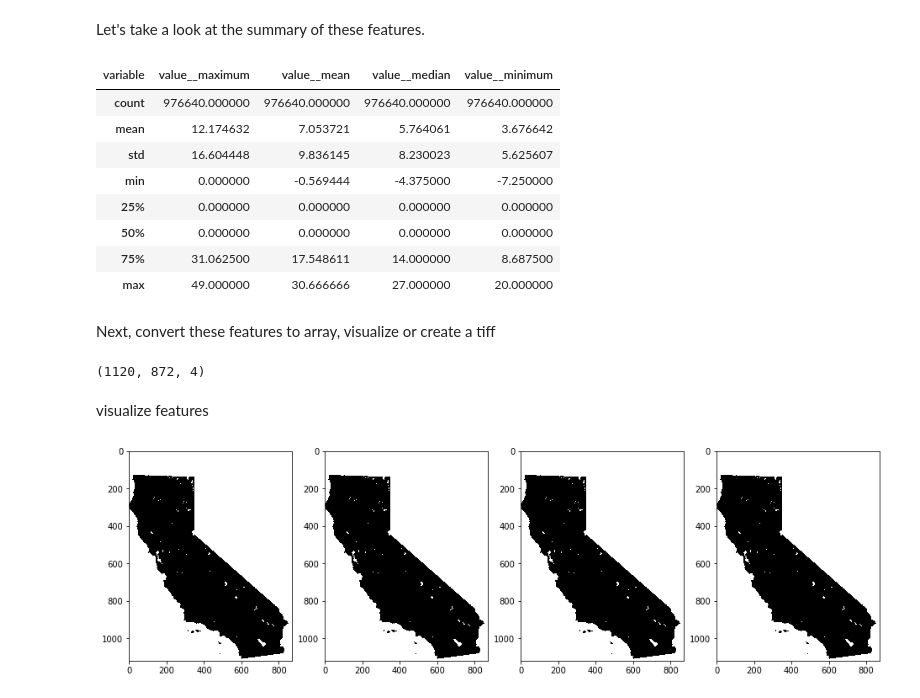
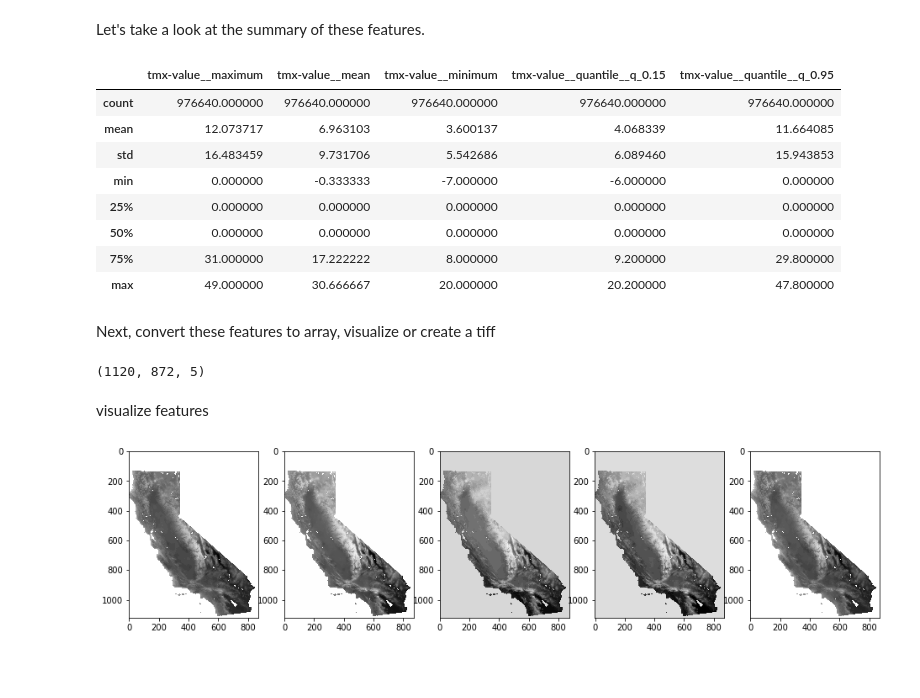
Before and after one commit to mmann1123/ts-raster, a Jupyter notebook: examples/basic-tutorial- II.ipynb, the cells around one changed output. Drawn from its saved outputs; the diff is of its cells as text; code cells hidden in the pictures; blank space fills up the shorter version.

Commit message:
working: examples now work

```diff
--- a/examples/basic-tutorial- II.ipynb
+++ b/examples/basic-tutorial- II.ipynb
@@ -69,0 +60,13 @@ id
+# %%
+fc_parameters = {
+    "mean": None,
+    "maximum": None,
+    "minimum":None,
+    # example: pass multiple calls
+    "quantile":[{"q": 0.15}, {"q": 0.95}]
+}
+
+
+ts_features = calculateFeatures(path,
+                                parameters=fc_parameters,
+                                reset_df=True)
@@ -75,20 +82,20 @@ Let's take a look at the summary of these features.
 # %%
 ts_features.describe()
 # %% [output]
-| variable | value__maximum | value__mean | value__median | value__minimum |
-| count | 976640.000000 | 976640.000000 | 976640.000000 | 976640.000000 |
-| mean | 12.174632 | 7.053721 | 5.764061 | 3.676642 |
-| std | 16.604448 | 9.836145 | 8.230023 | 5.625607 |
-| min | 0.000000 | -0.569444 | -4.375000 | -7.250000 |
-| 25% | 0.000000 | 0.000000 | 0.000000 | 0.000000 |
-| 50% | 0.000000 | 0.000000 | 0.000000 | 0.000000 |
-| 75% | 31.062500 | 17.548611 | 14.000000 | 8.687500 |
-| max | 49.000000 | 30.666666 | 27.000000 | 20.000000 |
+|  | tmx-value__maximum | tmx-value__mean | tmx-value__minimum | tmx-value__quantile__q_0.15 | tmx-value__quantile__q_0.95 |
+| count | 976640.000000 | 976640.000000 | 976640.000000 | 976640.000000 | 976640.000000 |
+| mean | 12.073717 | 6.963103 | 3.600137 | 4.068339 | 11.664085 |
+| std | 16.483459 | 9.731706 | 5.542686 | 6.089460 | 15.943853 |
+| min | 0.000000 | -0.333333 | -7.000000 | -6.000000 | 0.000000 |
+| 25% | 0.000000 | 0.000000 | 0.000000 | 0.000000 | 0.000000 |
+| 50% | 0.000000 | 0.000000 | 0.000000 | 0.000000 | 0.000000 |
+| 75% | 31.000000 | 17.222222 | 8.000000 | 9.200000 | 29.800000 |
+| max | 49.000000 | 30.666667 | 20.000000 | 20.200000 | 47.800000 |
 # %% [markdown]
 Next, convert these features to array, visualize or create a tiff
 # %%
 # first, get the original dimension/shape of image
-og_rasters = tr.image2array(path)
+og_rasters = tr.image_to_array(path)
 rows, cols, nums = og_rasters.shape
 
 
@@ -100,16 +107,16 @@ num_of_layers = matrix_features.shape[1]
 f2Array = matrix_features.reshape(rows, cols, num_of_layers)
 print(f2Array.shape)
 # %% [output]
-(1120, 872, 4)
+(1120, 872, 5)
 # %% [markdown]
 visualize features
 # %%
 fig, ax = plt.subplots(2,2,figsize=(16,10))
 
 for i in range(0,f2Array.shape[2]):
     img = f2Array[:,:,i]
     i = i+1
-    plt.subplot(1,4,i)
+    plt.subplot(1,5,i)
     plt.imshow(img, cmap="Greys")
 # %% [output]
-[figure, old version]
+[figure, new version]
```
Also changed, not shown: parts of 6 cells of this notebook, 1 other file.
